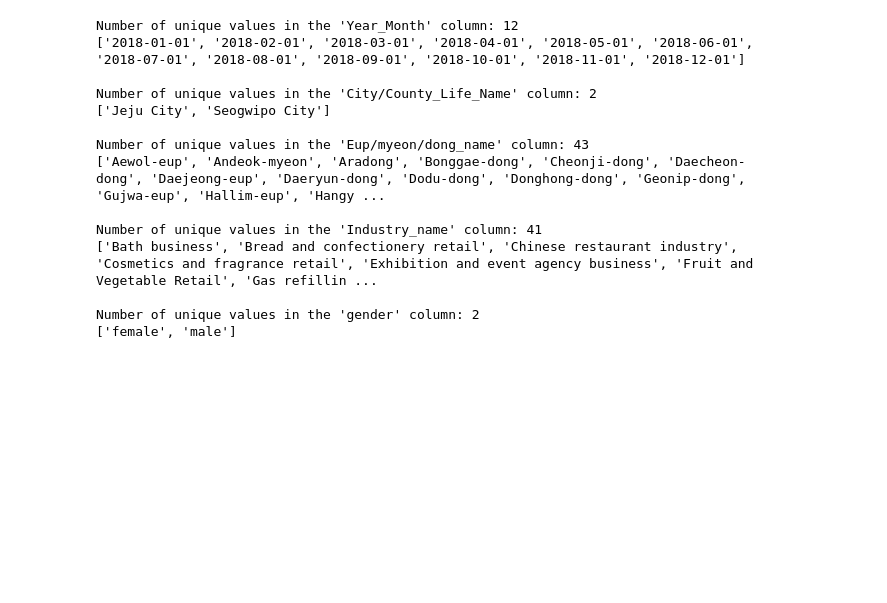
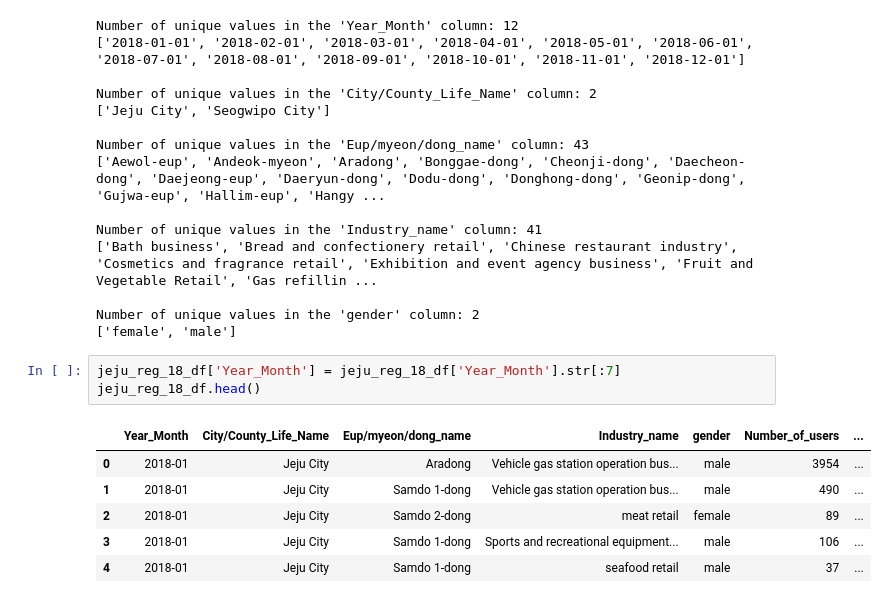
Before and after one commit to data-by-jpark/jeju-card-analysis, a Jupyter notebook: notebooks/jeju_card_analysis_part2.ipynb, the cells around one changed output. Cells and saved outputs as stored; diff of their text form; blank space fills up the shorter version.

```diff
--- a/notebooks/jeju_card_analysis_part2.ipynb
+++ b/notebooks/jeju_card_analysis_part2.ipynb
@@ -186,3 +280,13 @@ Number of unique values in the 'Industry_name' column: 41
 
 Number of unique values in the 'gender' column: 2
 ['female', 'male']
+# %%
+jeju_reg_18_df['Year_Month'] = jeju_reg_18_df['Year_Month'].str[:7]
+jeju_reg_18_df.head()
+# %% [output]
+|  | Year_Month | City/County_Life_Name | Eup/myeon/dong_name | Industry_name | gender | Number_of_users | ... |
+| 0 | 2018-01 | Jeju City | Aradong | Vehicle gas station operation bus... | male | 3954 | ... |
+| 1 | 2018-01 | Jeju City | Samdo 1-dong | Vehicle gas station operation bus... | male | 490 | ... |
+| 2 | 2018-01 | Jeju City | Samdo 2-dong | meat retail | female | 89 | ... |
+| 3 | 2018-01 | Jeju City | Samdo 1-dong | Sports and recreational equipment... | male | 106 | ... |
+| 4 | 2018-01 | Jeju City | Samdo 1-dong | seafood retail | male | 37 | ... |
```
Also changed, not shown: parts of 18 cells of this notebook.
